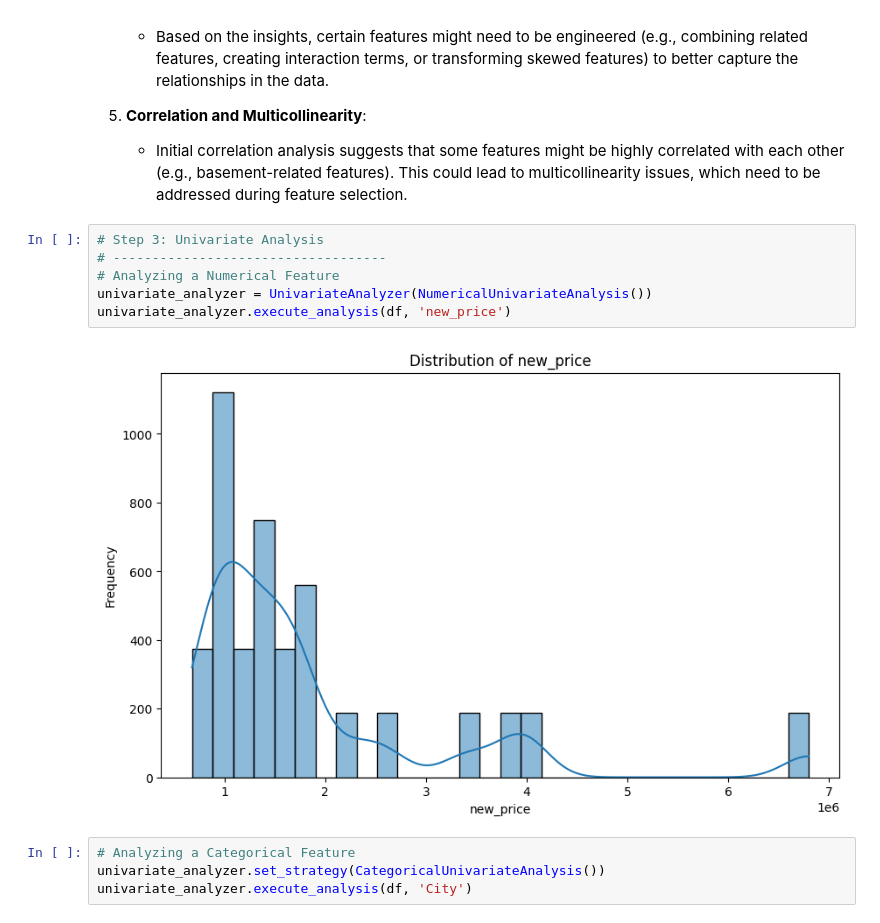
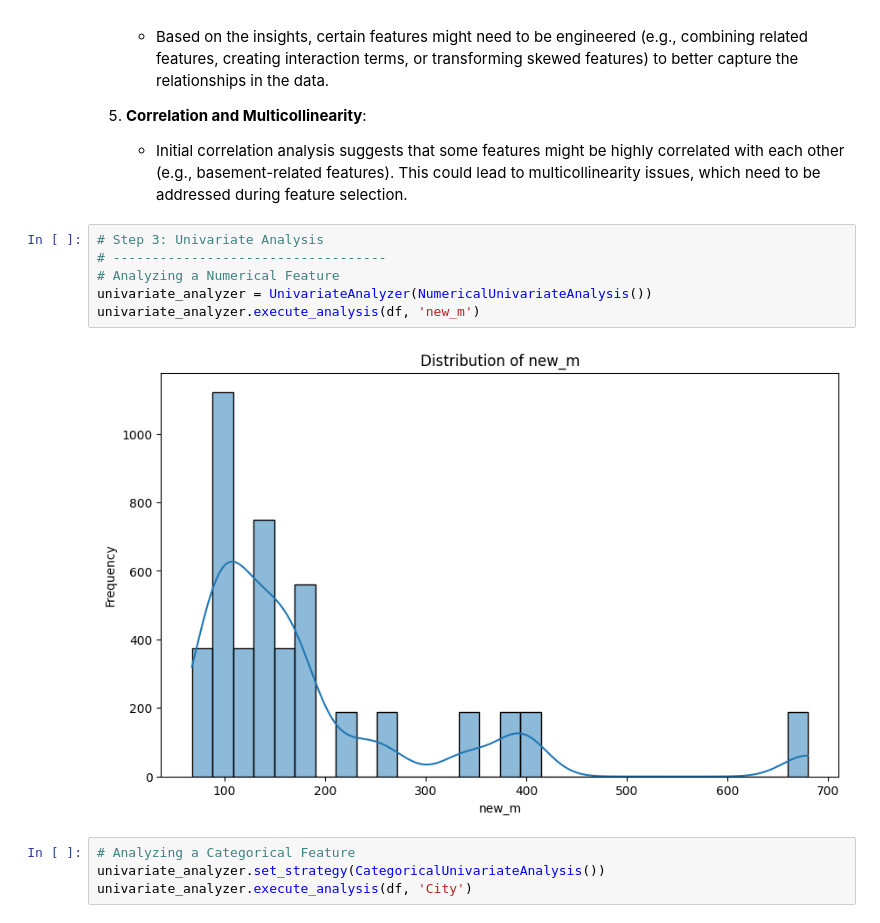
Before and after one commit to AhmedBassoul1/Morocco-House-Price-Prediction, a Jupyter notebook: analysis/EDA.ipynb, the cells around one changed output. Drawn from its saved outputs; the diff is of its cells as text.

```diff
--- a/analysis/EDA.ipynb
+++ b/analysis/EDA.ipynb
@@ -155,11 +158,11 @@ Visualizing Missing Values...
 # %%
 # Step 3: Univariate Analysis
 # -----------------------------------
 # Analyzing a Numerical Feature
 univariate_analyzer = UnivariateAnalyzer(NumericalUnivariateAnalysis())
-univariate_analyzer.execute_analysis(df, 'new_price')
+univariate_analyzer.execute_analysis(df, 'new_m')
 # %% [output]
-[figure, old version]
+[figure, new version]
 # %%
 # Analyzing a Categorical Feature
 univariate_analyzer.set_strategy(CategoricalUnivariateAnalysis())
```
Also changed, not shown: parts of 6 cells of this notebook, 9 other files.
